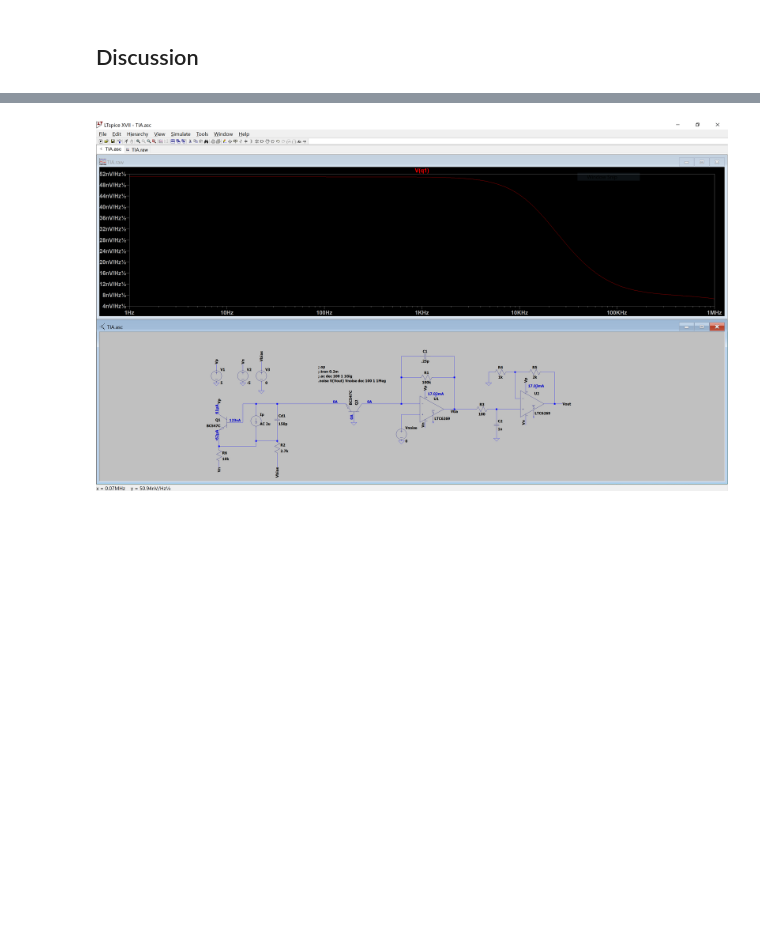
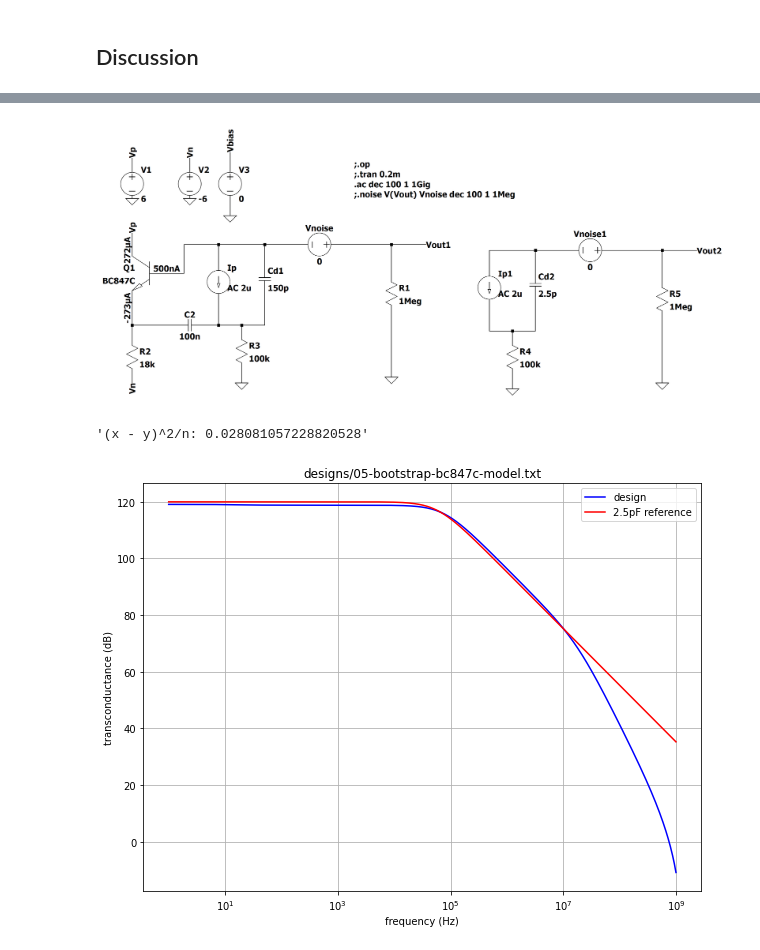
Before and after one commit to dimant/ee538-spring2021, a Jupyter notebook: Project/Project.ipynb, the cells around one changed output, grey strips where cells are left out. Cells and saved outputs as stored; diff of their text form; code cells hidden in the pictures; blank space fills up the shorter version.

```diff
--- a/Project/Project.ipynb
+++ b/Project/Project.ipynb
@@ -6,6 +6,7 @@ import sys
 import matplotlib as mpl
 from matplotlib import pyplot as plt
 import numpy as np
+import scipy.stats as sp
 
 def read_ltspice_ac(file_name):
     with open(file_name, 'r') as data:
@@ -21,6 +22,26 @@ def read_ltspice_ac(file_name):
             z.append(float(complex[1]))
 
     return x, y, z
+
+def read_ltspice_2ac(file_name):
+    with open(file_name, 'r') as data:
+        x1 = []
+        x2 = []
+        x3 = []
+        x4 = []
+        x5 = []
+        next(data) # skip header line
+        for line in data:
+            p = line.split()
+            x1.append(float(p[0]))
+            complex = p[1].split(",")
+            x2.append(float(complex[0]))
+            x3.append(float(complex[1]))
+            complex = p[2].split(",")
+            x4.append(float(complex[0]))
+            x5.append(float(complex[1]))
+
+    return x1, x2, x3, x4, x5
 
 def read_ltspice_xy(file_name):
     with open(file_name, 'r') as data:
@@ -145,3 +174,24 @@ def plot_ltspice_ac(fname):
+# %%
+def evaluate_frontend(fname):
+    f, r1, i1, r2, i2 = read_ltspice_2ac(fname)
+    mag_design = np.sqrt(np.asarray(r1)**2 + np.asarray(i1)**2)
+    mag_reference = np.sqrt(np.asarray(r2)**2 + np.asarray(i2)**2)
+
+    db_design = 20*np.log10(np.divide(mag_design, 2e-6))
+    db_reference = 20*np.log10(np.divide(mag_reference, 2e-6))
+
+    delta = np.sum((mag_design - mag_reference)**2 / len(f))
+
+    fig, ax = plt.subplots(figsize=(10.0, 7.5));
+    ax.semilogx(f, db_design, 'b', label="design")
+    ax.semilogx(f, db_reference, 'r', label="2.5pF reference")
+    ax.grid()
+    ax.set_xlabel("frequency (Hz)")
+    ax.set_ylabel("transconductance (dB)")
+    ax.legend()
+    plt.title(fname)
+
+    display(f'(x - y)^2/n: {delta}')
 # %% [markdown]
 __Design Specifications__
 
@@ -401,2 +540,7 @@ Include a discussion of major design tradeoffs, any insight you gained throughou
 # %% [markdown]
-![image.png](attachment:image.png-old)
+![image.png](attachment:image.png-new)
+# %%
+evaluate_frontend("designs/05-bootstrap-bc847c-model.txt")
+# %% [output]
+'(x - y)^2/n: 0.028081057228820528'
+[figure, added]
```
Also changed, not shown: parts of 67 cells of this notebook, 13 other files.
